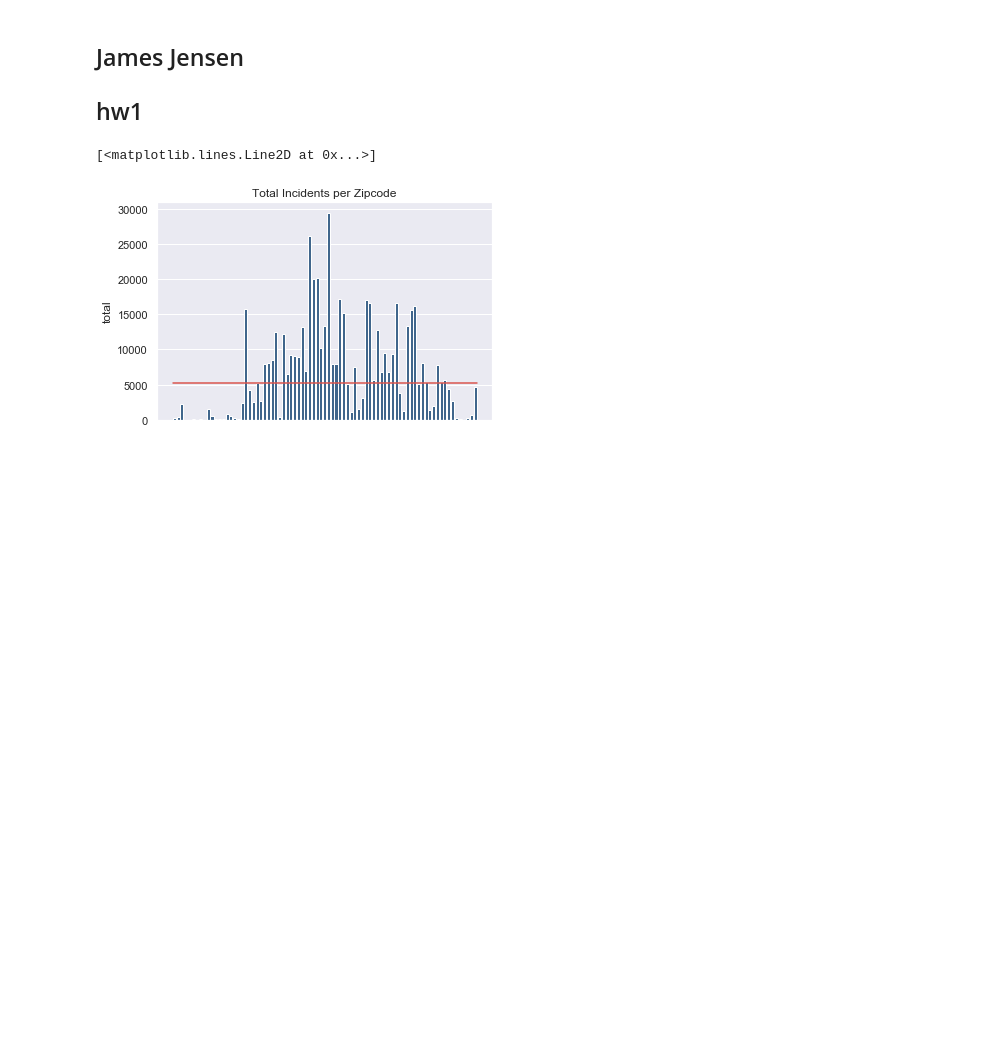
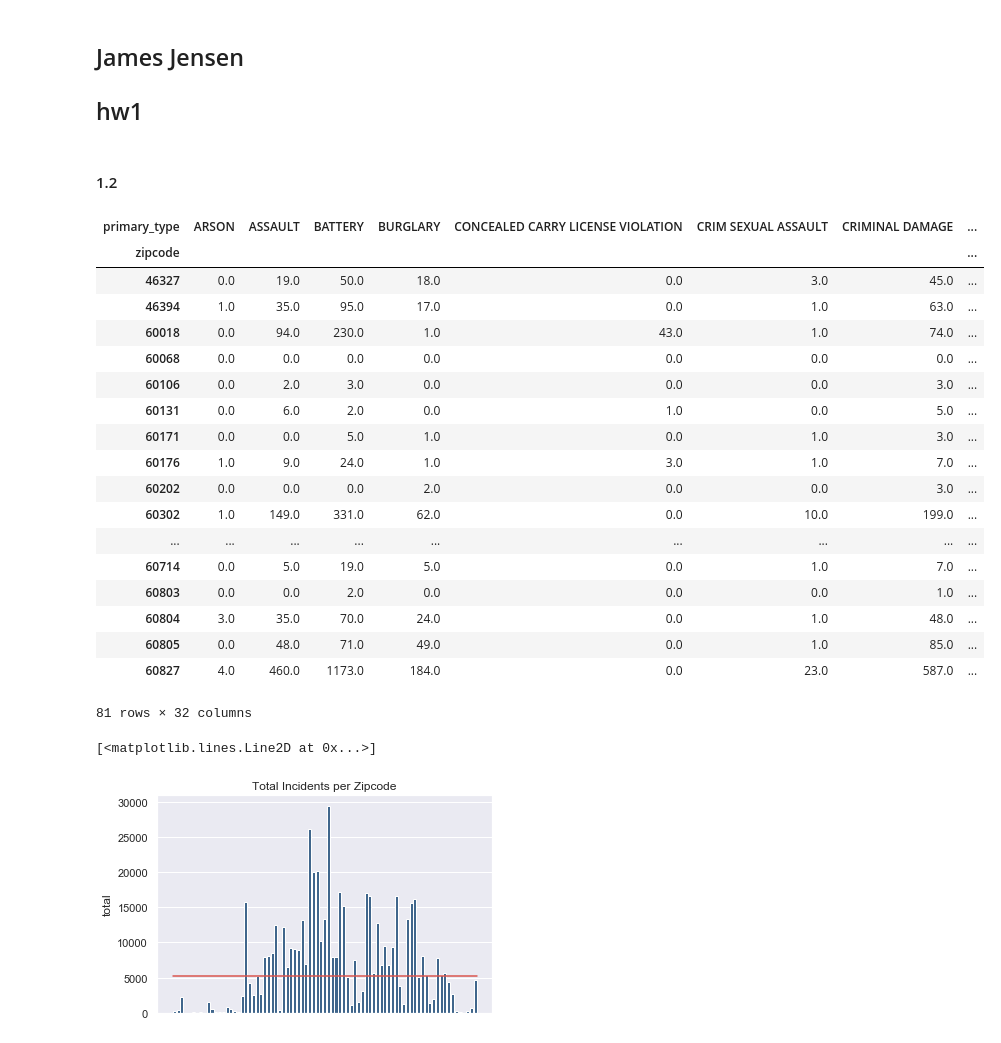
Before and after one commit to jamjensen/ml-pub-policy, a Jupyter notebook: hw1/revised_hw1.ipynb, the cells around one changed output. Drawn from its saved outputs; the diff is of its cells as text; code cells hidden in the pictures; blank space fills up the shorter version.

```diff
--- a/hw1/revised_hw1.ipynb
+++ b/hw1/revised_hw1.ipynb
@@ -41,9 +41,32 @@ df_with_zipcodes = df_get_zipcodes.loc[:,['block','zipcode']]
 df_with_zip = pd.merge(full_df, df_with_zipcodes, on='block', how='left')
 df_with_zip['date'] = df_with_zip['date'].apply(lambda x: date_convert(x))
 df_with_zip['date'] = pd.to_datetime(df_with_zip['date'])
+# %% [markdown]
+#### 1.2
 # %%
 ## create counts dataframe, which has count
 df_with_counts = df_with_zip.groupby(['zipcode','primary_type']).size().unstack().fillna(0)
+df_with_counts
+# %% [output]
+| primary_type | ARSON | ASSAULT | BATTERY | BURGLARY | CONCEALED CARRY LICENSE VIOLATION | CRIM SEXUAL ASSAULT | CRIMINAL DAMAGE | ... |
+| zipcode |  |  |  |  |  |  |  | ... |
+| 46327 | 0.0 | 19.0 | 50.0 | 18.0 | 0.0 | 3.0 | 45.0 | ... |
+| 46394 | 1.0 | 35.0 | 95.0 | 17.0 | 0.0 | 1.0 | 63.0 | ... |
+| 60018 | 0.0 | 94.0 | 230.0 | 1.0 | 43.0 | 1.0 | 74.0 | ... |
+| 60068 | 0.0 | 0.0 | 0.0 | 0.0 | 0.0 | 0.0 | 0.0 | ... |
+| 60106 | 0.0 | 2.0 | 3.0 | 0.0 | 0.0 | 0.0 | 3.0 | ... |
+| 60131 | 0.0 | 6.0 | 2.0 | 0.0 | 1.0 | 0.0 | 5.0 | ... |
+| 60171 | 0.0 | 0.0 | 5.0 | 1.0 | 0.0 | 1.0 | 3.0 | ... |
+| 60176 | 1.0 | 9.0 | 24.0 | 1.0 | 3.0 | 1.0 | 7.0 | ... |
+| 60202 | 0.0 | 0.0 | 0.0 | 2.0 | 0.0 | 0.0 | 3.0 | ... |
+| 60302 | 1.0 | 149.0 | 331.0 | 62.0 | 0.0 | 10.0 | 199.0 | ... |
+| ... | ... | ... | ... | ... | ... | ... | ... | ... |
+| 60714 | 0.0 | 5.0 | 19.0 | 5.0 | 0.0 | 1.0 | 7.0 | ... |
+| 60803 | 0.0 | 0.0 | 2.0 | 0.0 | 0.0 | 0.0 | 1.0 | ... |
+| 60804 | 3.0 | 35.0 | 70.0 | 24.0 | 0.0 | 1.0 | 48.0 | ... |
+| 60805 | 0.0 | 48.0 | 71.0 | 49.0 | 0.0 | 1.0 | 85.0 | ... |
+| 60827 | 4.0 | 460.0 | 1173.0 | 184.0 | 0.0 | 23.0 | 587.0 | ... |
+81 rows × 32 columns
 # %%
 ## Number of Crimes of Each Type
 ## Includes line marking the median number of incidents
```
Also changed, not shown: parts of 23 cells of this notebook.
